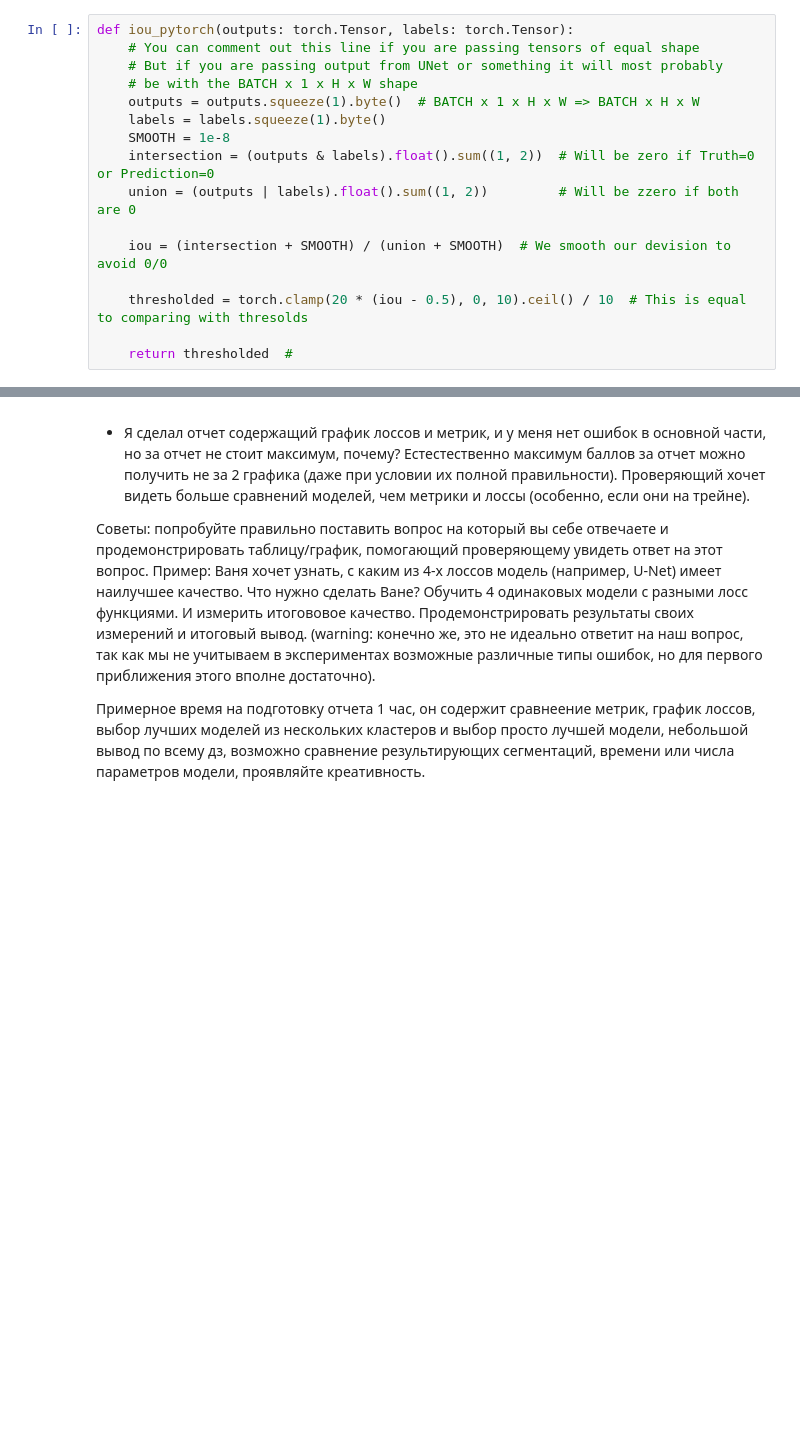
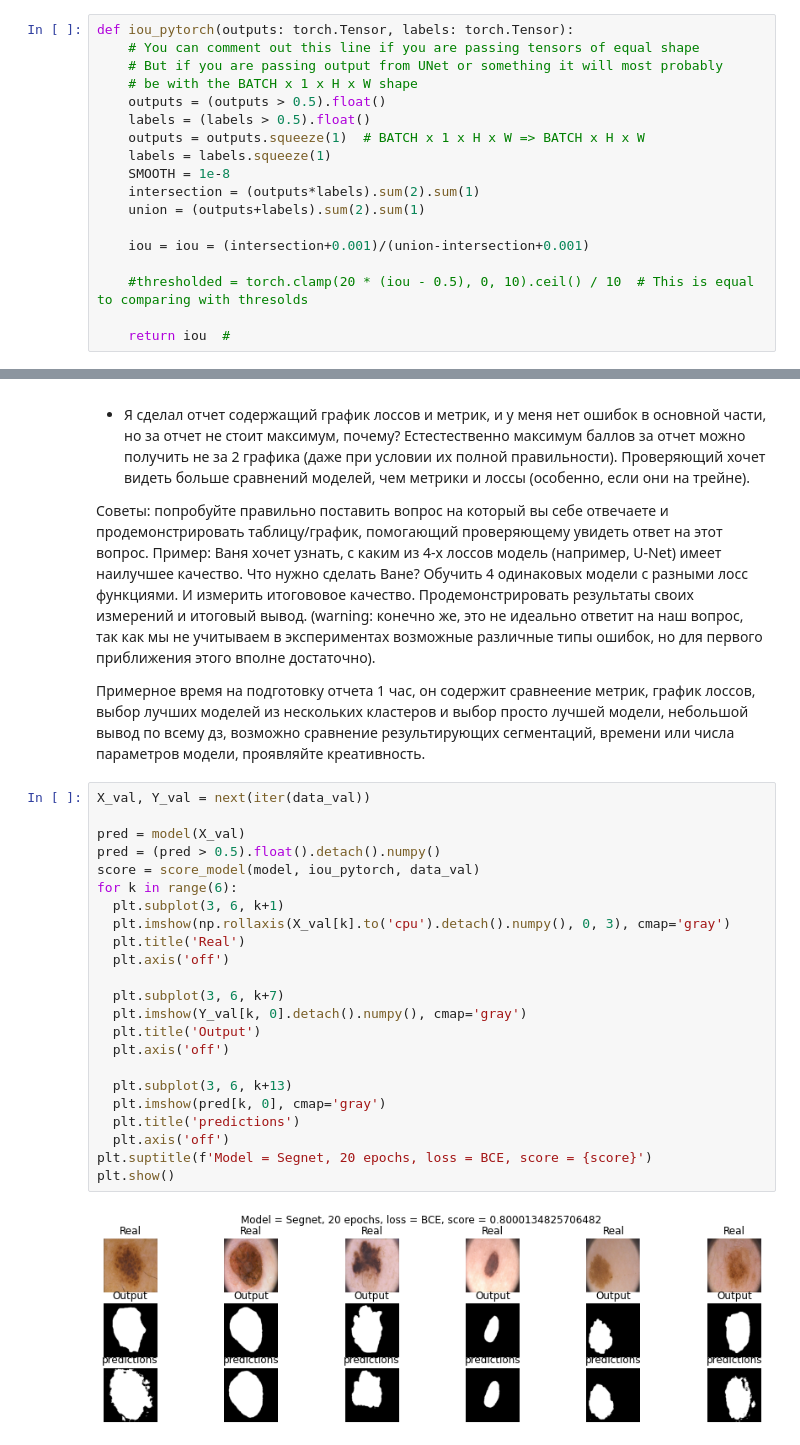
Before and after one commit to OlegTkhor/DLS_homework, a Jupyter notebook: [hw]semantic_segmentation.ipynb, the cells around one changed output, grey strips where cells are left out. Drawn from its saved outputs; the diff is of its cells as text; blank space fills up the shorter version.

```diff
--- a/[hw]semantic_segmentation.ipynb
+++ b/[hw]semantic_segmentation.ipynb
@@ -325,17 +325,19 @@ def iou_pytorch(outputs: torch.Tensor, labels: torch.Tensor):
     # You can comment out this line if you are passing tensors of equal shape
     # But if you are passing output from UNet or something it will most probably
     # be with the BATCH x 1 x H x W shape
-    outputs = outputs.squeeze(1).byte()  # BATCH x 1 x H x W => BATCH x H x W
-    labels = labels.squeeze(1).byte()
+    outputs = (outputs > 0.5).float()
+    labels = (labels > 0.5).float()
+    outputs = outputs.squeeze(1)  # BATCH x 1 x H x W => BATCH x H x W
+    labels = labels.squeeze(1)
     SMOOTH = 1e-8
-    intersection = (outputs & labels).float().sum((1, 2))  # Will be zero if Truth=0 or Prediction=0
-    union = (outputs | labels).float().sum((1, 2))         # Will be zzero if both are 0
+    intersection = (outputs*labels).sum(2).sum(1)
+    union = (outputs+labels).sum(2).sum(1)
 
-    iou = (intersection + SMOOTH) / (union + SMOOTH)  # We smooth our devision to avoid 0/0
+    iou = iou = (intersection+0.001)/(union-intersection+0.001)
 
-    thresholded = torch.clamp(20 * (iou - 0.5), 0, 10).ceil() / 10  # This is equal to comparing with thresolds
+    #thresholded = torch.clamp(20 * (iou - 0.5), 0, 10).ceil() / 10  # This is equal to comparing with thresolds
 
-    return thresholded  #
+    return iou  #
 # %% [markdown]
 ## Функция потерь [1 балл]
 
@@ -935,3 +933,28 @@ train(unet2_model, optim.Adam(unet2_model.parameters()), bce_loss, 5, data_tr, d
 Советы: попробуйте правильно поставить вопрос на который вы себе отвечаете и продемонстрировать таблицу/график, помогающий проверяющему увидеть ответ на этот вопрос. Пример: Ваня хочет узнать, с каким из 4-х лоссов модель (например, U-Net) имеет наилучшее качество. Что нужно сделать Ване? Обучить 4 одинаковых модели с разными лосс функциями. И измерить итогововое качество. Продемонстрировать результаты своих измерений и итоговый вывод. (warning: конечно же, это не идеально ответит на наш вопрос, так как мы не учитываем в экспериментах возможные различные типы ошибок, но для первого приближения этого вполне достаточно).
 
 Примерное время на подготовку отчета 1 час, он содержит сравнеение метрик, график лоссов, выбор лучших моделей из нескольких кластеров и выбор просто лучшей модели, небольшой вывод по всему дз, возможно сравнение результирующих сегментаций, времени или числа параметров модели, проявляйте креативность.
+# %%
+X_val, Y_val = next(iter(data_val))
+
+pred = model(X_val)
+pred = (pred > 0.5).float().detach().numpy()
+score = score_model(model, iou_pytorch, data_val)
+for k in range(6):
+  plt.subplot(3, 6, k+1)
+  plt.imshow(np.rollaxis(X_val[k].to('cpu').detach().numpy(), 0, 3), cmap='gray')
+  plt.title('Real')
+  plt.axis('off')
+
+  plt.subplot(3, 6, k+7)
+  plt.imshow(Y_val[k, 0].detach().numpy(), cmap='gray')
+  plt.title('Output')
+  plt.axis('off')
+
+  plt.subplot(3, 6, k+13)
+  plt.imshow(pred[k, 0], cmap='gray')
+  plt.title('predictions')
+  plt.axis('off')
+plt.suptitle(f'Model = Segnet, 20 epochs, loss = BCE, score = {score}')
+plt.show()
+# %% [output]
+[figure, added]
```
Also changed, not shown: parts of 13 cells of this notebook.
